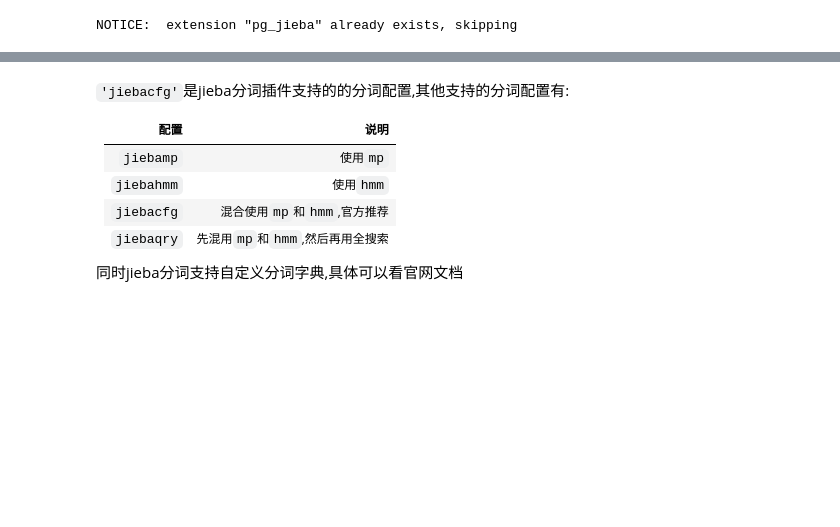
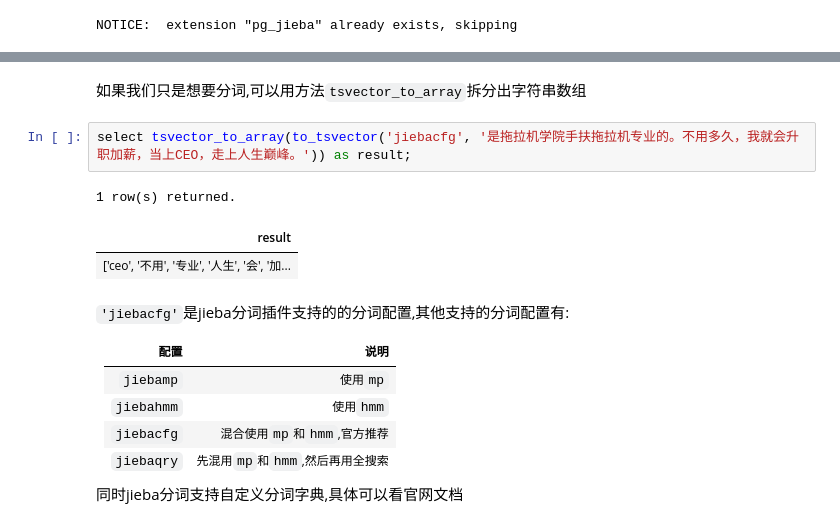
Before and after one commit to hsz1273327/TutorialForPostgreSQL, a Jupyter notebook: src/功能与特性/特色功能/全文搜索与模糊搜索.ipynb, the cells around one changed output, grey strips where cells are left out. Cells and saved outputs as stored; diff of their text form; blank space fills up the shorter version.

```diff
--- a/src/功能与特性/特色功能/全文搜索与模糊搜索.ipynb
+++ b/src/功能与特性/特色功能/全文搜索与模糊搜索.ipynb
@@ -201,4 +207,12 @@ select * from to_tsvector('jiebacfg', '是拖拉机学院手扶拖拉机专业
 | 'ceo':18 '不用':8 '专业':5 '人生':21 '会... |
+# %% [markdown]
+如果我们只是想要分词,可以用方法`tsvector_to_array`拆分出字符串数组
+# %%
+select tsvector_to_array(to_tsvector('jiebacfg', '是拖拉机学院手扶拖拉机专业的。不用多久，我就会升职加薪，当上CEO，走上人生巅峰。')) as result;
+# %% [output]
+1 row(s) returned.
+| result |
+| ['ceo', '不用', '专业', '人生', '会', '加... |
 # %% [markdown]
 `'jiebacfg'`是jieba分词插件支持的的分词配置,其他支持的分词配置有:
 
```
Also changed, not shown: parts of 10 cells of this notebook, 3 other files.
